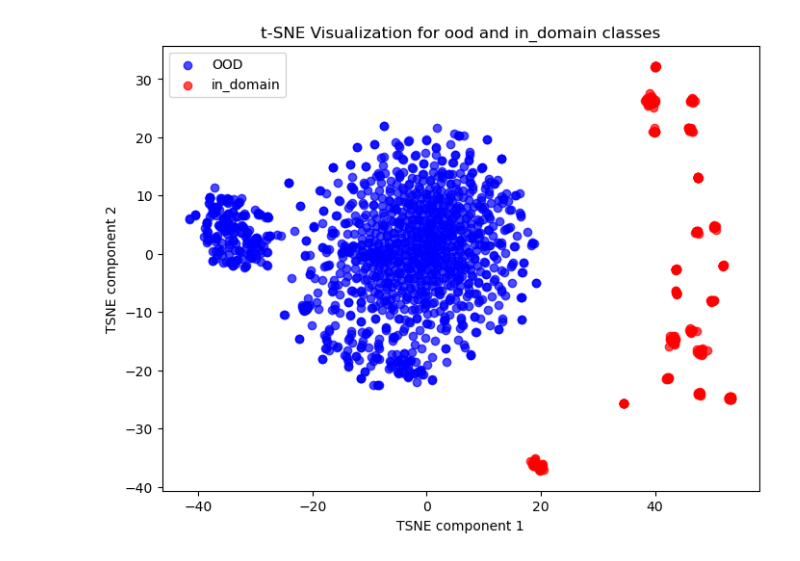
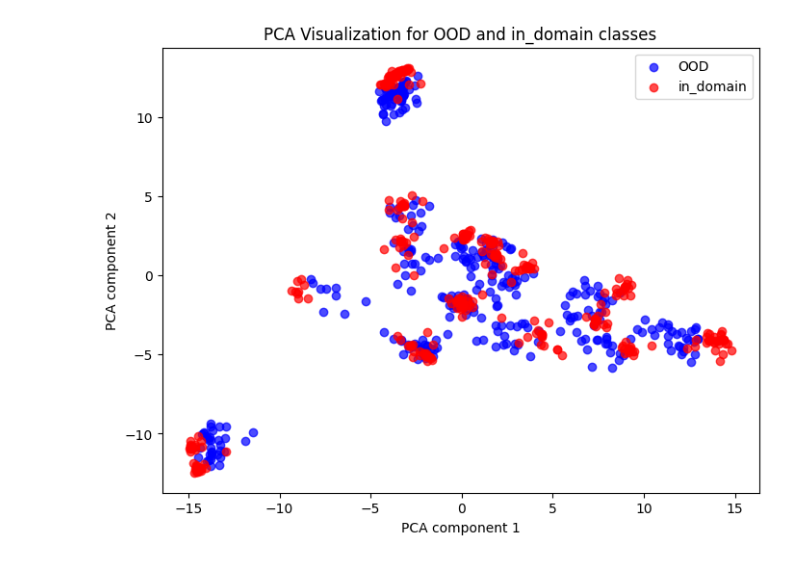
Before and after one commit to sheep-shaun/HSE-AI-Assistant-Hack, a Jupyter notebook: notebooks/ood_catboost.ipynb, the cells around one changed output. Drawn from its saved outputs; the diff is of its cells as text; code cells hidden in the pictures.

Commit message:
finetune catboost for jailbreaks

```diff
--- a/notebooks/ood_catboost.ipynb
+++ b/notebooks/ood_catboost.ipynb
@@ -11,0 +17,5 @@ import matplotlib.pyplot as plt
+# %%
+code_df_train = pd.read_excel('../data/train/merged_executed_train.xlsx')['student_solution'].to_frame()
+code_df_test = pd.read_excel('../data/train/merged_executed_test.xlsx')['student_solution'].to_frame()
+df = pd.concat([code_df_train, code_df_test])
+df['label'] = 0
@@ -11,0 +49,3 @@ import matplotlib.pyplot as plt
+# %%
+jailbreak_code = df['student_solution'].apply(lambda code: insert_random_lines(code, lines)).to_list()
+print(jailbreak_code[1])
@@ -12,3 +65,9 @@ import matplotlib.pyplot as plt
+# %%
+jailbreak_df = pd.DataFrame(data={
+    'student_solution': jailbreak_code,
+    'label': [1]*len(jailbreak_code)
+})
+df = pd.concat([df, jailbreak_df])
 # %%
 @torch.no_grad()
 def embed_bert_cls(model, tokenizer, texts, batch_size, device):
@@ -34,14 +93,3 @@ def embed_bert_cls(model, tokenizer, texts, batch_size, device):
 # %%
 tokenizer = BertTokenizer.from_pretrained('cointegrated/LaBSE-en-ru')
 base_model = BertModel.from_pretrained('cointegrated/LaBSE-en-ru', output_hidden_states=True)
-# %%
-code_df_train = pd.read_excel('../data/train/merged_executed_train.xlsx')
-code_df_test = pd.read_excel('../data/train/merged_executed_test.xlsx')
-ood_df = pd.read_csv('../data/jailbreaks/ood_travel.csv', delimiter=';')
-print_df = pd.read_csv('../data/jailbreaks/ood_print_samples.csv')
-df = pd.concat([code_df_train, code_df_test])['student_solution'].to_frame()
-df['label'] = 0
-df = df.rename(columns={'student_solution': 'text'})
-df = pd.concat([df, ood_df[ood_df['label']==1]])
-df = pd.concat([df, print_df])
-df.shape
@@ -112,32 +199,32 @@ clf.save_model('catboost_ood',
 # %%
 class_1_data = df[df['label'] == 1].drop('label', axis=1)
 class_0_data = df[df['label'] == 0].drop('label', axis=1)
 
 combined_data = pd.concat([class_1_data, class_0_data])
 
-combined_data  = embed_bert_cls(
+combined_data_embeddings = embed_bert_cls(
     model=base_model,
     tokenizer=tokenizer,
-    texts=combined_data['text'].to_list(),
+    texts=combined_data['student_solution'].to_list(),
     batch_size=32,
     device='cpu'
 )
 
-tsne = TSNE(n_components=2, random_state=42)
-tsne_results = tsne.fit_transform(combined_data)
+pca = PCA(n_components=2)
+pca_results = pca.fit_transform(combined_data_embeddings)
 
 combined_labels = pd.concat([df[df['label'] == 1]['label'], df[df['label'] == 0]['label']])
 
 plt.figure(figsize=(8, 6))
-plt.scatter(tsne_results[combined_labels == 1, 0], tsne_results[combined_labels == 1, 1],
+plt.scatter(pca_results[combined_labels == 1, 0], pca_results[combined_labels == 1, 1],
             label='OOD', color='blue', alpha=0.7)
-plt.scatter(tsne_results[combined_labels == 0, 0], tsne_results[combined_labels == 0, 1],
+plt.scatter(pca_results[combined_labels == 0, 0], pca_results[combined_labels == 0, 1],
             label='in_domain', color='red', alpha=0.7)
 
-plt.title('t-SNE Visualization for ood and in_domain classes')
-plt.xlabel('TSNE component 1')
-plt.ylabel('TSNE component 2')
+plt.title('PCA Visualization for OOD and in_domain classes')
+plt.xlabel('PCA component 1')
+plt.ylabel('PCA component 2')
 plt.legend()
 plt.show()
 # %% [output]
-[figure, old version]
+[figure, new version]
```
Also changed, not shown: parts of 15 cells of this notebook.
